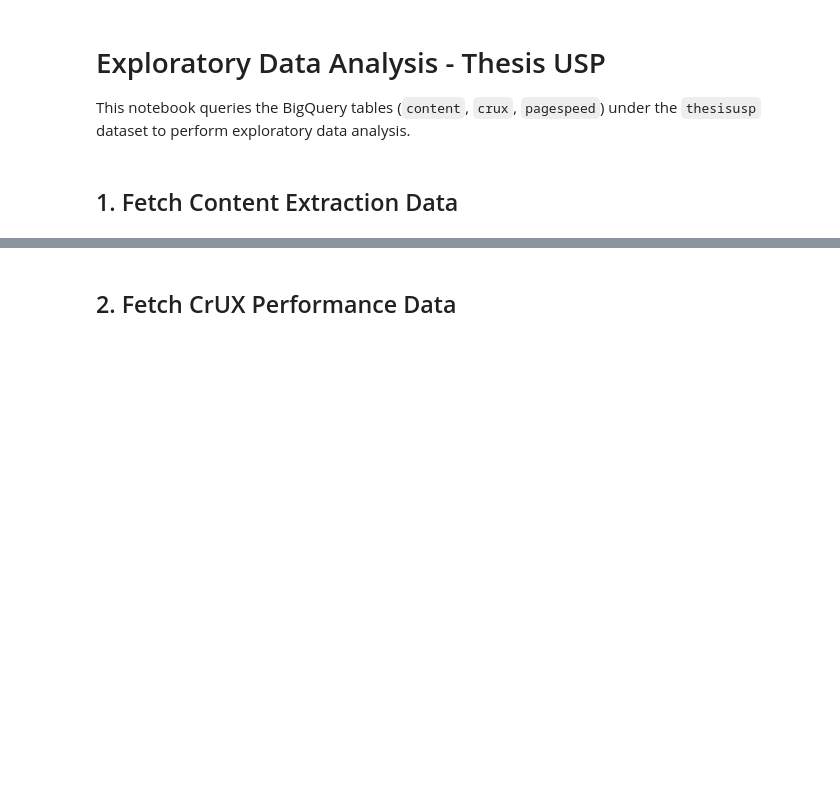
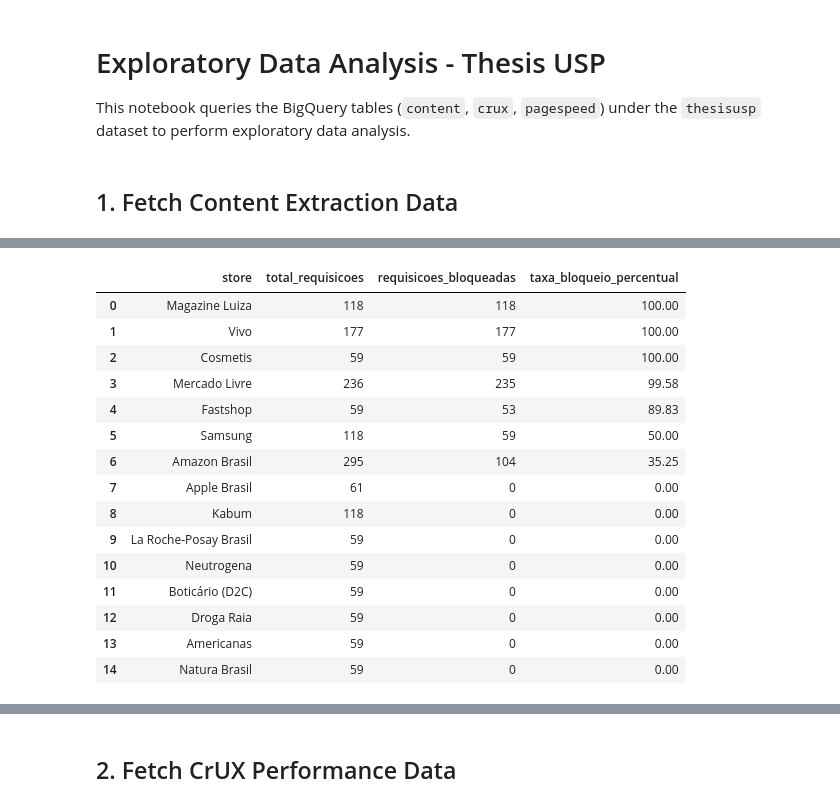
Before and after one commit to britneyscripts/thesis-pipeline, a Jupyter notebook: notebooks/eda.ipynb, the cells around one changed output, grey strips where cells are left out. Drawn from its saved outputs; the diff is of its cells as text; code cells hidden in the pictures; blank space fills up the shorter version.

```diff
--- a/notebooks/eda.ipynb
+++ b/notebooks/eda.ipynb
@@ -30,0 +32,33 @@ df_content.head()
+# %%
+# Query para calcular o total de requisições, total de bloqueios e a taxa percentual de bloqueio por loja
+query_bloqueios = """
+SELECT
+    store,
+    COUNT(*) as total_requisicoes,
+    SUM(CASE WHEN extraction_blocked THEN 1 ELSE 0 END) as requisicoes_bloqueadas,
+    ROUND(SUM(CASE WHEN extraction_blocked THEN 1 ELSE 0 END) / COUNT(*) * 100, 2) as taxa_bloqueio_percentual
+FROM `thesisusp.content`
+GROUP BY store
+ORDER BY taxa_bloqueio_percentual DESC
+"""
+
+
+df_bloqueios = client.query(query_bloqueios).to_dataframe()
+df_bloqueios
+# %% [output]
+|  | store | total_requisicoes | requisicoes_bloqueadas | taxa_bloqueio_percentual |
+| 0 | Magazine Luiza | 118 | 118 | 100.00 |
+| 1 | Vivo | 177 | 177 | 100.00 |
+| 2 | Cosmetis | 59 | 59 | 100.00 |
+| 3 | Mercado Livre | 236 | 235 | 99.58 |
+| 4 | Fastshop | 59 | 53 | 89.83 |
+| 5 | Samsung | 118 | 59 | 50.00 |
+| 6 | Amazon Brasil | 295 | 104 | 35.25 |
+| 7 | Apple Brasil | 61 | 0 | 0.00 |
+| 8 | Kabum | 118 | 0 | 0.00 |
+| 9 | La Roche-Posay Brasil | 59 | 0 | 0.00 |
+| 10 | Neutrogena | 59 | 0 | 0.00 |
+| 11 | Boticário (D2C) | 59 | 0 | 0.00 |
+| 12 | Droga Raia | 59 | 0 | 0.00 |
+| 13 | Americanas | 59 | 0 | 0.00 |
+| 14 | Natura Brasil | 59 | 0 | 0.00 |
```
Also changed, not shown: parts of 13 cells of this notebook, 3 other files.
